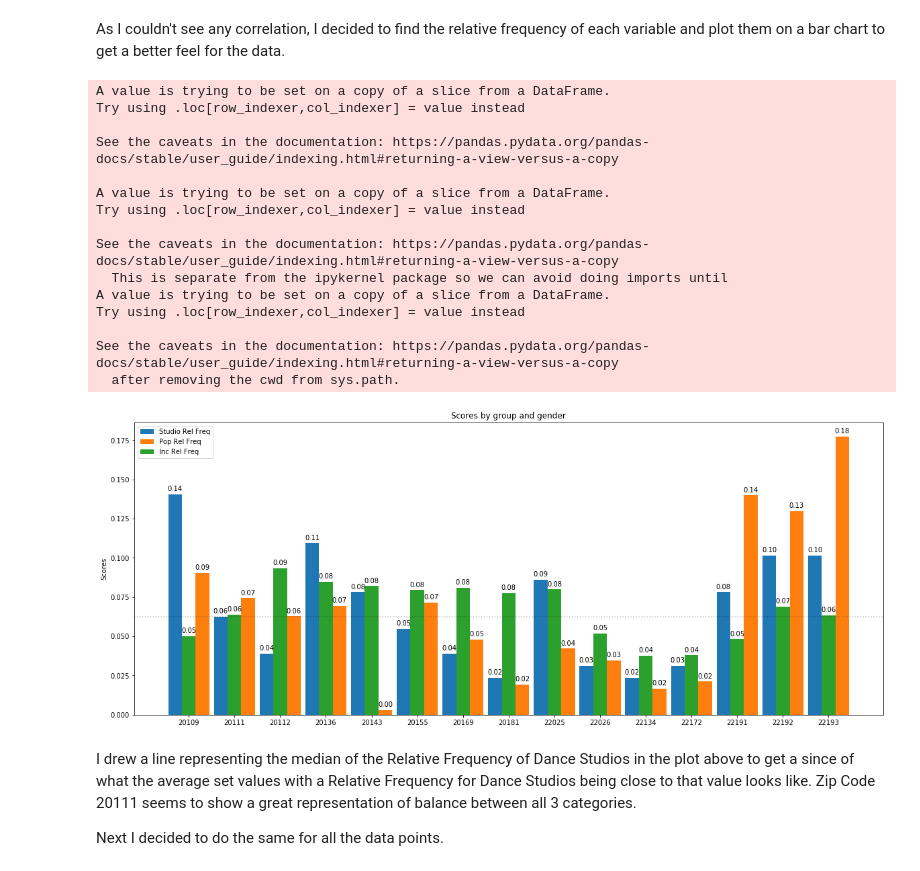
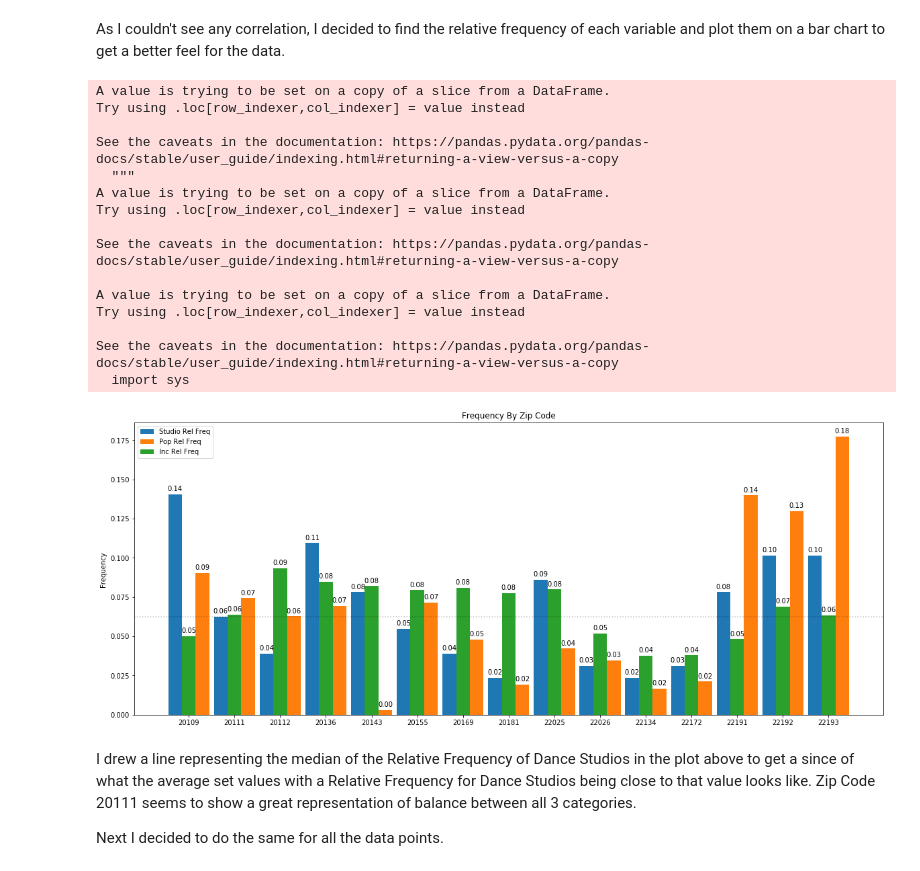
Before and after one commit to CorneliusHJackon/Coursera_Capstone, a Jupyter notebook: Dance Studio in Northern Virginia.ipynb, the cells around one changed output. Cells and saved outputs as stored; diff of their text form; code cells hidden in the pictures.

```diff
--- a/Dance Studio in Northern Virginia.ipynb
+++ b/Dance Studio in Northern Virginia.ipynb
@@ -94,36 +109,49 @@ zip_code_df = pd.read_csv('zip_code_df.csv')
 Next, I obtained the population in each area code using https://www.virginia-demographics.com/zip_codes_by_population.
 Import data by web scrapping and check if data was imported properly.
 # %%
+#Code to gather data from a website by calling each webpage one at a time and scrapping the page
+#Initialize an empty list
 data4=[]
+
+#Loop for looping through each zip code
 for x in zip_code_df['Zip Code']:
-    counter=0
 
+    # Reading data from website for a specific zip code
     data3=pd.read_html("https://www.zipdatamaps.com/{}".format(x))
+
+    # Searching through the scrapped data for specific data
     for y in range(len(data3[0][0])):
         label = data3[0][0][y]
+
+        #Obtaining data regarding the current population
         if "Current Population" in label:
-            counter += 1
             pop = data3[0][1][y]
+
+        #Obtaining data regarding the Coordinates
         elif "Coordinates" in label:
-            counter += 2
+
+            #Split the data into it latitude and longitude components
             lat, lng = data3[0][1][y].split(",")
+
+        #Obtaining data regarding the Median Household Income
         elif "Median Household Income" in label:
-            counter += 4
             income = data3[0][1][y]
 
+    #Placing data in the initialized list
     data4.append([x,
                  pop,
                  income,
                  lat,
                  lng])
 
+#Placing all the gathered data into a dataframe
 zip_data_maps_info=pd.DataFrame(data4, columns=['Zip Code',
                                                 "Population",
                                                 'Median Household Income',
                                                 "Latitude",
                                                 "Longitude"])
 
-
+#Saving the data to a csv file
 zip_data_maps_info.to_csv('zip_data_maps_info.csv', index=None)
 # %% [markdown]
 This information was also saved to a .csv file, as to not overload the website with requests.
@@ -311,13 +368,20 @@ plt.show()
 # %% [markdown]
 As I couldn't see any correlation, I decided to find the relative frequency of each variable and plot them on a bar chart to get a better feel for the data.
 # %%
+#Create a new dataframe to show the relative frequency a column
 pwc_rel_freq=pwc_grouped[['Zip Code','Dance Studio','Population','Median Household Income']]
+
+#Calculate the relative frequency and add it to the dataframe
 pwc_rel_freq['Studio Rel Freq'] = pwc_rel_freq['Dance Studio']/pwc_rel_freq['Dance Studio'].sum()
 pwc_rel_freq['Pop Rel Freq'] = pwc_rel_freq['Population']/pwc_rel_freq['Population'].sum()
 pwc_rel_freq['Inc Rel Freq'] = pwc_rel_freq['Median Household Income']/pwc_rel_freq['Median Household Income'].sum()
 pwc_rel_freq['Freq Sum'] = pwc_rel_freq['Studio Rel Freq']+pwc_rel_freq['Pop Rel Freq']+pwc_rel_freq['Inc Rel Freq']
+
+#Sort data by the total sum column
 pwc_rel_freq.sort_values(by=['Freq Sum'],ascending=False).reset_index(drop=True)
 
+#Create a Bar Chart of data
+#Initializing values to chart
 labels = pwc_rel_freq['Zip Code']
 studio = pwc_rel_freq['Studio Rel Freq']
 popu = pwc_rel_freq['Pop Rel Freq']
@@ -332,47 +396,47 @@ rects2 = ax.bar(x + width, popu, width, label='Pop Rel Freq')
 rects3 = ax.bar(x, incom, width, label='Inc Rel Freq')
 
 # Add some text for labels, title and custom x-axis tick labels, etc.
-ax.set_ylabel('Scores')
-ax.set_title('Scores by group and gender')
+ax.set_ylabel('Frequency ')
+ax.set_title('Frequency By Zip Code')
 ax.set_xticks(x)
 ax.set_xticklabels(labels)
 ax.legend()
 plt.axhline(pwc_rel_freq['Studio Rel Freq'].median(), c='k', alpha=.25, ls='dotted')
 
 def autolabel(rects):
     """Attach a text label above each bar in *rects*, displaying its height."""
     for rect in rects:
         height = rect.get_height()
         ax.annotate('{:.2f}'.format(height),
                     xy=(rect.get_x() + rect.get_width() / 2, height),
                     xytext=(0, 3),  # 3 points vertical offset
                     textcoords="offset points",
                     ha='center', va='bottom')
 
 
 autolabel(rects1)
 autolabel(rects2)
 autolabel(rects3)
 
 
 plt.show()
 # %% [output]
+A value is trying to be set on a copy of a slice from a DataFrame.
+Try using .loc[row_indexer,col_indexer] = value instead
+
+See the caveats in the documentation: https://pandas.pydata.org/pandas-docs/stable/user_guide/indexing.html#returning-a-view-versus-a-copy
+  """
 A value is trying to be set on a copy of a slice from a DataFrame.
 Try using .loc[row_indexer,col_indexer] = value instead
 
 See the caveats in the documentation: https://pandas.pydata.org/pandas-docs/stable/user_guide/indexing.html#returning-a-view-versus-a-copy
 
 A value is trying to be set on a copy of a slice from a DataFrame.
 Try using .loc[row_indexer,col_indexer] = value instead
 
 See the caveats in the documentation: https://pandas.pydata.org/pandas-docs/stable/user_guide/indexing.html#returning-a-view-versus-a-copy
-  This is separate from the ipykernel package so we can avoid doing imports until
-A value is trying to be set on a copy of a slice from a DataFrame.
-Try using .loc[row_indexer,col_indexer] = value instead
-
-See the caveats in the documentation: https://pandas.pydata.org/pandas-docs/stable/user_guide/indexing.html#returning-a-view-versus-a-copy
-  after removing the cwd from sys.path.
+  import sys
-[figure, old version]
+[figure, new version]
 # %% [markdown]
 I drew a line representing the median of the Relative Frequency of Dance Studios in the plot above to get a since of what the average set values with a Relative Frequency for Dance Studios being close to that value looks like. Zip Code 20111 seems to show a great representation of balance between all 3 categories.
 
```
Also changed, not shown: parts of 23 cells of this notebook.
